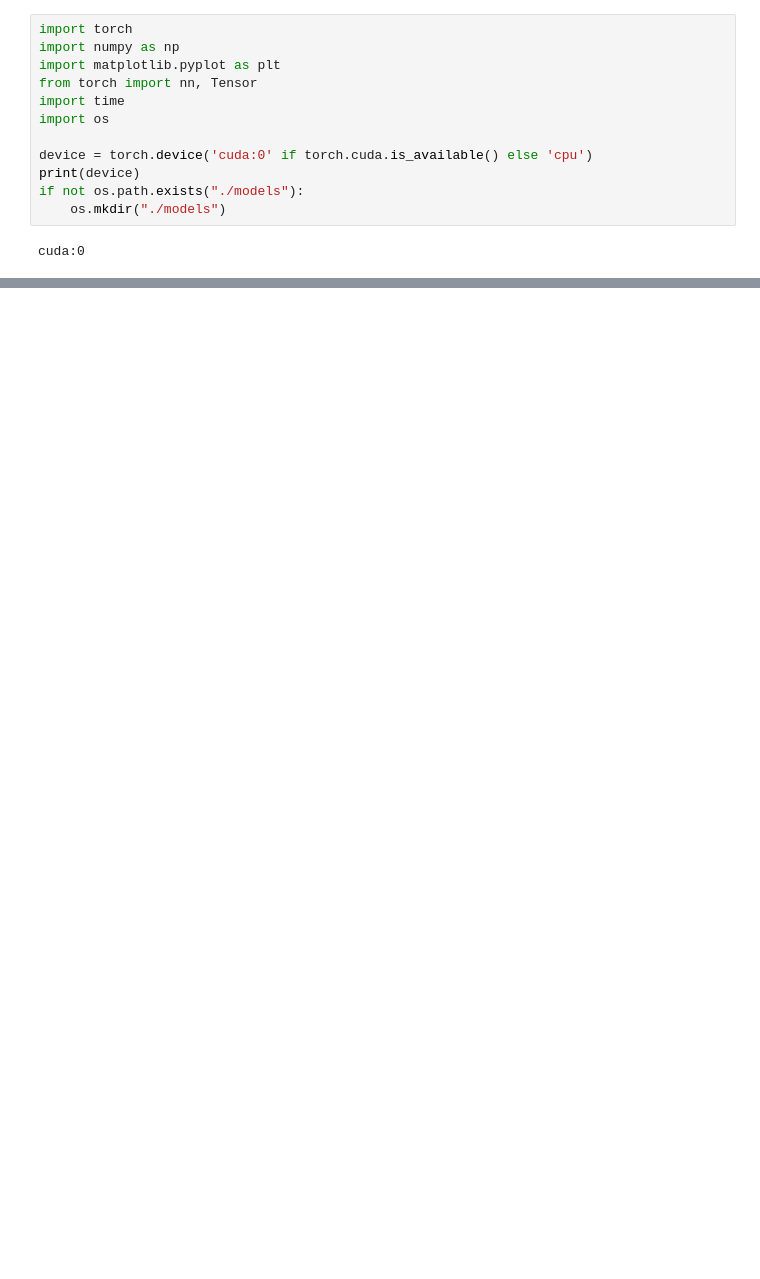
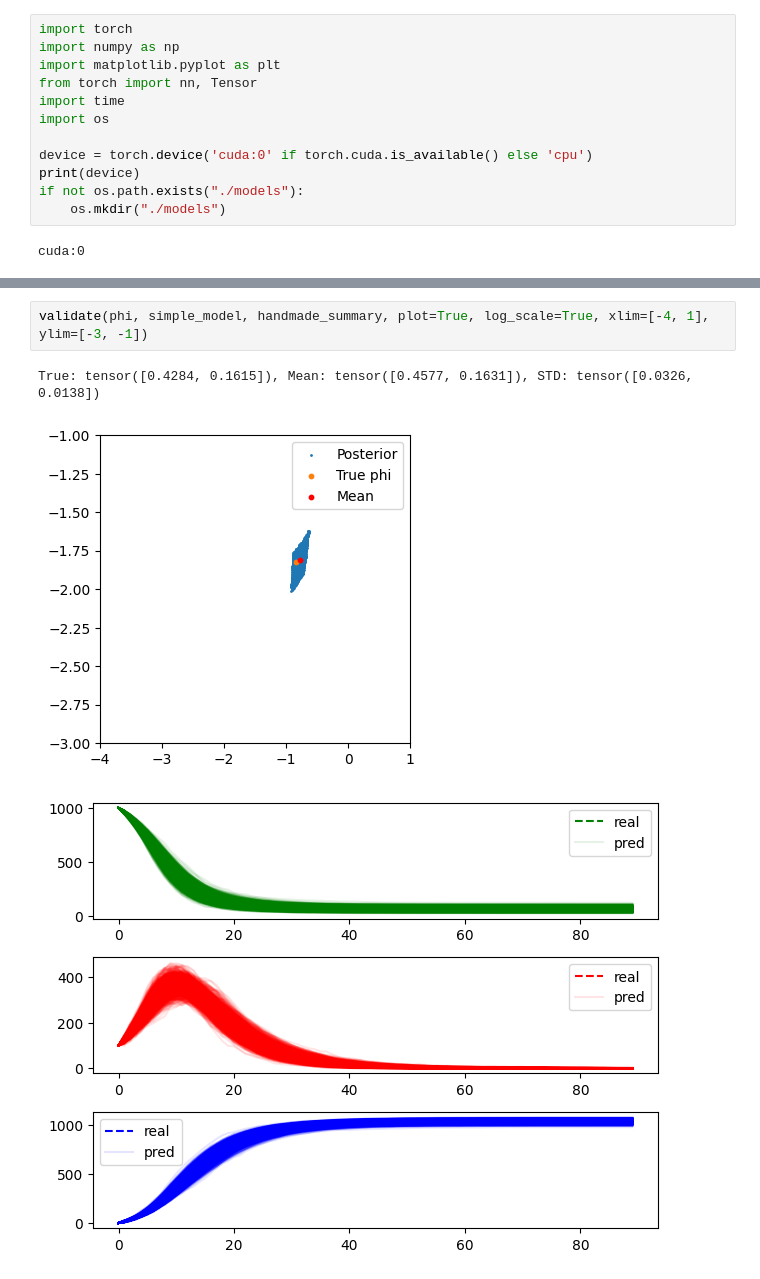
Before and after one commit to nidropakshin2/Amortized-learning, a Jupyter notebook: notebooks/SIR_sfmpe.ipynb, the cells around one changed output, grey strips where cells are left out. Cells and saved outputs as stored; diff of their text form; blank space fills up the shorter version.

```diff
--- a/notebooks/SIR_sfmpe.ipynb
+++ b/notebooks/SIR_sfmpe.ipynb
@@ -406,3 +419,9 @@ True: tensor([0.4284, 0.1615]), Mean: tensor([0.5387, 0.2015]), STD: tensor([0.2
+# %%
+validate(phi, simple_model, handmade_summary, plot=True, log_scale=True, xlim=[-4, 1], ylim=[-3, -1])
+# %% [output]
+True: tensor([0.4284, 0.1615]), Mean: tensor([0.4577, 0.1631]), STD: tensor([0.0326, 0.0138])
+[figure, added]
+[figure, added]
 # %%
 def seq_pipeline(x,
                  model,
```
Also changed, not shown: parts of 12 cells of this notebook.
